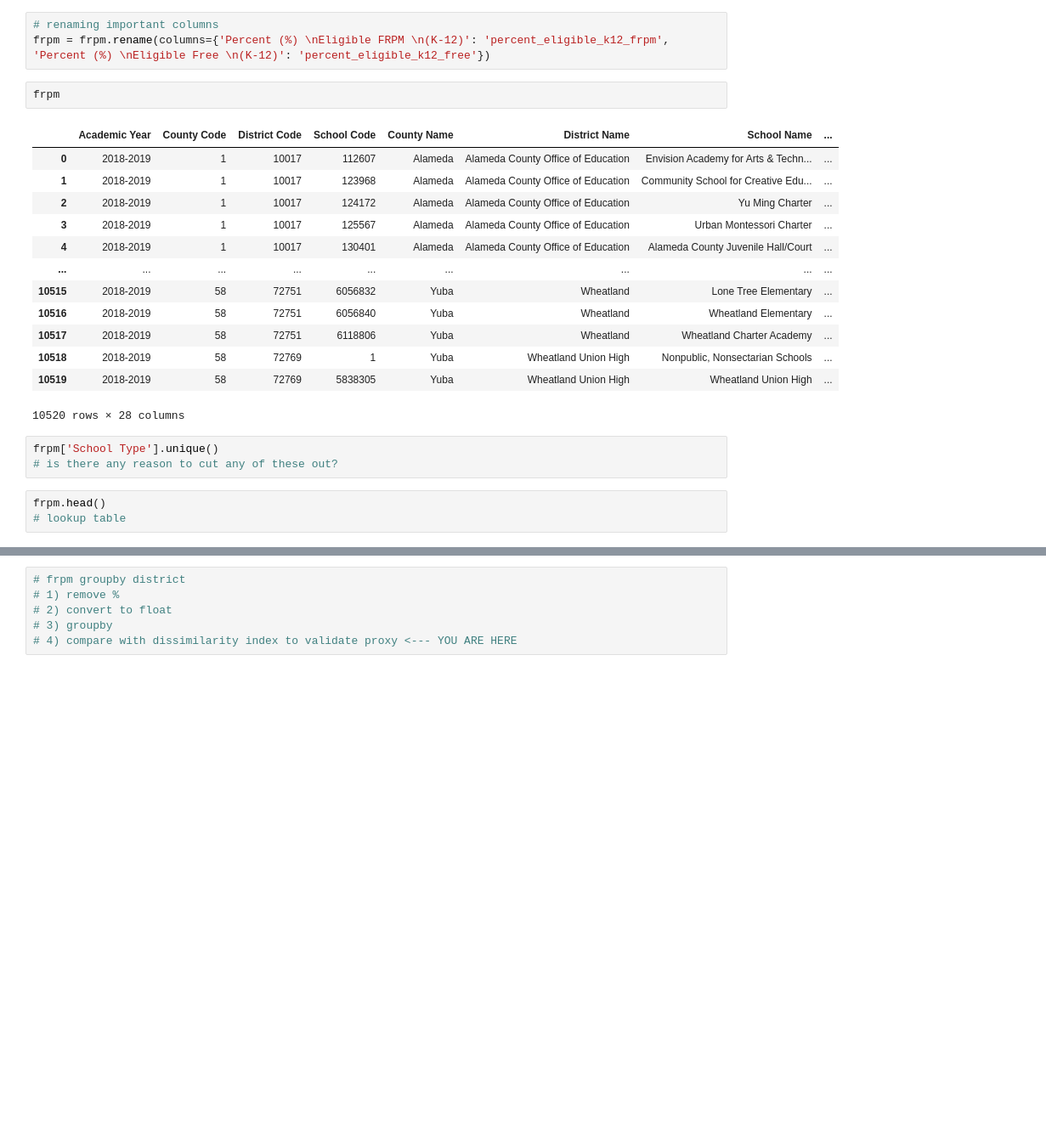
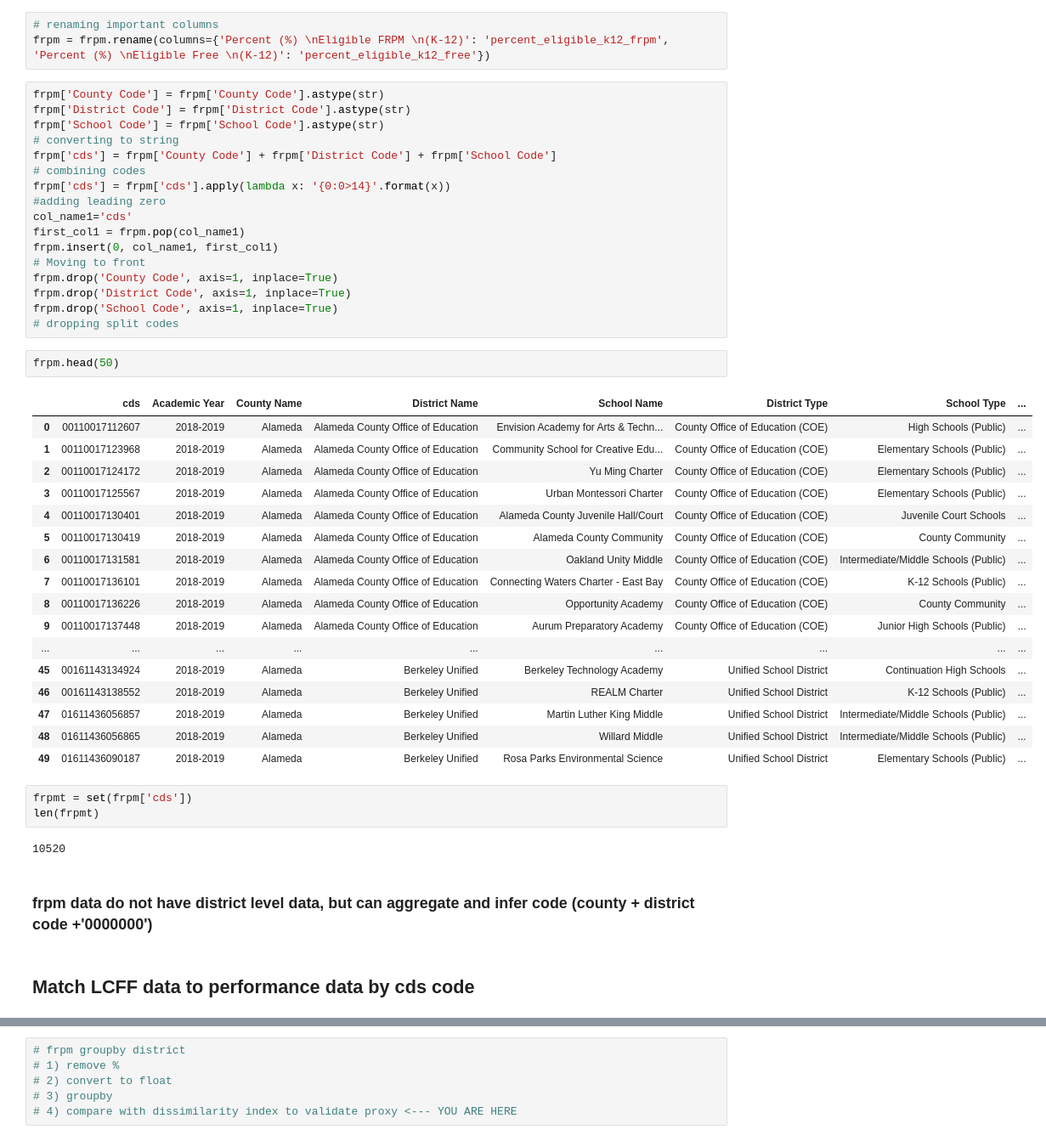
Before and after one commit to fiendskrah/finalcapstone, a Jupyter notebook: project.ipynb, the cells around one changed output, grey strips where cells are left out. Shown at 85% size. Saved outputs shown, nothing was run; the diff lists cells and outputs as text; blank space fills up the shorter version.

Commit message:
cleaned cds codes for math, english, and lcff

```diff
--- a/project.ipynb
+++ b/project.ipynb
@@ -409,25 +244,49 @@ frpm.shape
 # %%
 # renaming important columns
 frpm = frpm.rename(columns={'Percent (%) \nEligible FRPM \n(K-12)': 'percent_eligible_k12_frpm', 'Percent (%) \nEligible Free \n(K-12)': 'percent_eligible_k12_free'})
+# %%
+frpm['County Code'] = frpm['County Code'].astype(str)
+frpm['District Code'] = frpm['District Code'].astype(str)
+frpm['School Code'] = frpm['School Code'].astype(str)
+# converting to string
+frpm['cds'] = frpm['County Code'] + frpm['District Code'] + frpm['School Code']
+# combining codes
+frpm['cds'] = frpm['cds'].apply(lambda x: '{0:0>14}'.format(x))
+#adding leading zero
+col_name1='cds'
+first_col1 = frpm.pop(col_name1)
+frpm.insert(0, col_name1, first_col1)
+# Moving to front
+frpm.drop('County Code', axis=1, inplace=True)
+frpm.drop('District Code', axis=1, inplace=True)
+frpm.drop('School Code', axis=1, inplace=True)
+# dropping split codes
 # %%
-frpm
+frpm.head(50)
 # %% [output]
-|  | Academic Year | County Code | District Code | School Code | County Name | District Name | School Name | ... |
-| 0 | 2018-2019 | 1 | 10017 | 112607 | Alameda | Alameda County Office of Education | Envision Academy for Arts & Techn... | ... |
-| 1 | 2018-2019 | 1 | 10017 | 123968 | Alameda | Alameda County Office of Education | Community School for Creative Edu... | ... |
-| 2 | 2018-2019 | 1 | 10017 | 124172 | Alameda | Alameda County Office of Education | Yu Ming Charter | ... |
-| 3 | 2018-2019 | 1 | 10017 | 125567 | Alameda | Alameda County Office of Education | Urban Montessori Charter | ... |
-| 4 | 2018-2019 | 1 | 10017 | 130401 | Alameda | Alameda County Office of Education | Alameda County Juvenile Hall/Court | ... |
+|  | cds | Academic Year | County Name | District Name | School Name | District Type | School Type | ... |
+| 0 | 00110017112607 | 2018-2019 | Alameda | Alameda County Office of Education | Envision Academy for Arts & Techn... | County Office of Education (COE) | High Schools (Public) | ... |
+| 1 | 00110017123968 | 2018-2019 | Alameda | Alameda County Office of Education | Community School for Creative Edu... | County Office of Education (COE) | Elementary Schools (Public) | ... |
+| 2 | 00110017124172 | 2018-2019 | Alameda | Alameda County Office of Education | Yu Ming Charter | County Office of Education (COE) | Elementary Schools (Public) | ... |
+| 3 | 00110017125567 | 2018-2019 | Alameda | Alameda County Office of Education | Urban Montessori Charter | County Office of Education (COE) | Elementary Schools (Public) | ... |
+| 4 | 00110017130401 | 2018-2019 | Alameda | Alameda County Office of Education | Alameda County Juvenile Hall/Court | County Office of Education (COE) | Juvenile Court Schools | ... |
+| 5 | 00110017130419 | 2018-2019 | Alameda | Alameda County Office of Education | Alameda County Community | County Office of Education (COE) | County Community | ... |
+| 6 | 00110017131581 | 2018-2019 | Alameda | Alameda County Office of Education | Oakland Unity Middle | County Office of Education (COE) | Intermediate/Middle Schools (Public) | ... |
+| 7 | 00110017136101 | 2018-2019 | Alameda | Alameda County Office of Education | Connecting Waters Charter - East Bay | County Office of Education (COE) | K-12 Schools (Public) | ... |
+| 8 | 00110017136226 | 2018-2019 | Alameda | Alameda County Office of Education | Opportunity Academy | County Office of Education (COE) | County Community | ... |
+| 9 | 00110017137448 | 2018-2019 | Alameda | Alameda County Office of Education | Aurum Preparatory Academy | County Office of Education (COE) | Junior High Schools (Public) | ... |
 | ... | ... | ... | ... | ... | ... | ... | ... | ... |
-| 10515 | 2018-2019 | 58 | 72751 | 6056832 | Yuba | Wheatland | Lone Tree Elementary | ... |
-| 10516 | 2018-2019 | 58 | 72751 | 6056840 | Yuba | Wheatland | Wheatland Elementary | ... |
-| 10517 | 2018-2019 | 58 | 72751 | 6118806 | Yuba | Wheatland | Wheatland Charter Academy | ... |
-| 10518 | 2018-2019 | 58 | 72769 | 1 | Yuba | Wheatland Union High | Nonpublic, Nonsectarian Schools | ... |
-| 10519 | 2018-2019 | 58 | 72769 | 5838305 | Yuba | Wheatland Union High | Wheatland Union High | ... |
+| 45 | 00161143134924 | 2018-2019 | Alameda | Berkeley Unified | Berkeley Technology Academy | Unified School District | Continuation High Schools | ... |
+| 46 | 00161143138552 | 2018-2019 | Alameda | Berkeley Unified | REALM Charter | Unified School District | K-12 Schools (Public) | ... |
+| 47 | 01611436056857 | 2018-2019 | Alameda | Berkeley Unified | Martin Luther King Middle | Unified School District | Intermediate/Middle Schools (Public) | ... |
+| 48 | 01611436056865 | 2018-2019 | Alameda | Berkeley Unified | Willard Middle | Unified School District | Intermediate/Middle Schools (Public) | ... |
+| 49 | 01611436090187 | 2018-2019 | Alameda | Berkeley Unified | Rosa Parks Environmental Science | Unified School District | Elementary Schools (Public) | ... |
-10520 rows × 28 columns
-# %%
-frpm['School Type'].unique()
-# is there any reason to cut any of these out?
-# %%
-frpm.head()
-# lookup table
+# %%
+frpmt = set(frpm['cds'])
+len(frpmt)
+# %% [output]
+10520
+# %% [markdown]
+### frpm data do not have district level data, but can aggregate and infer code (county + district code +'0000000')
+# %% [markdown]
+## Match LCFF data to performance data by cds code
```
Also changed, not shown: parts of 73 cells of this notebook.
